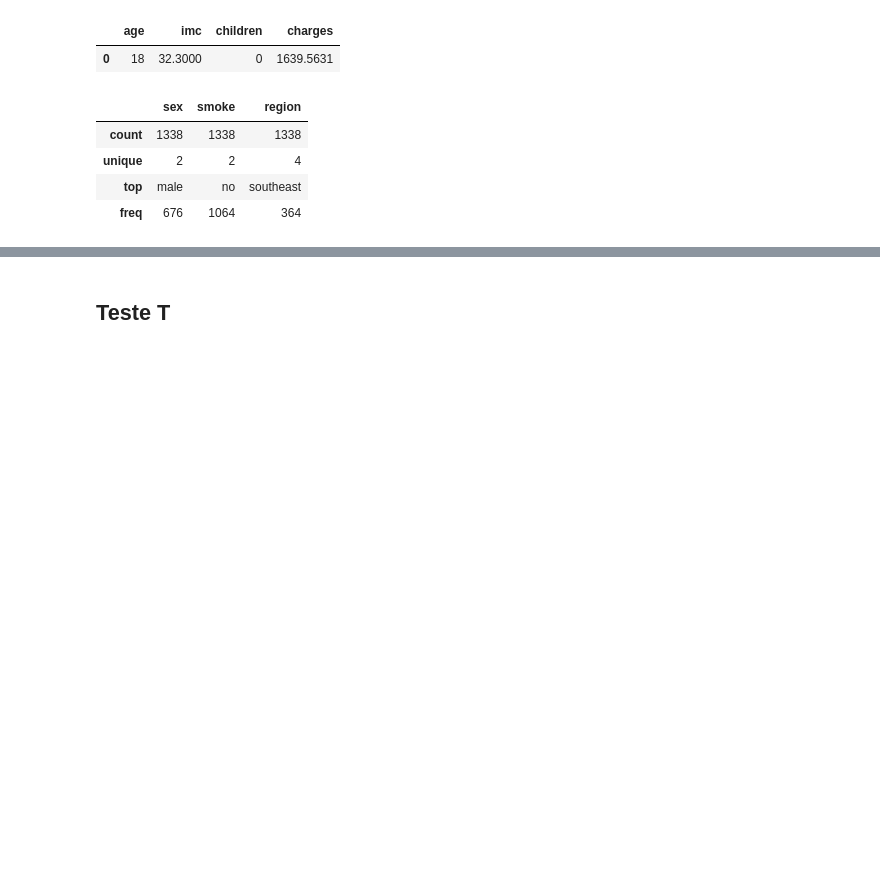
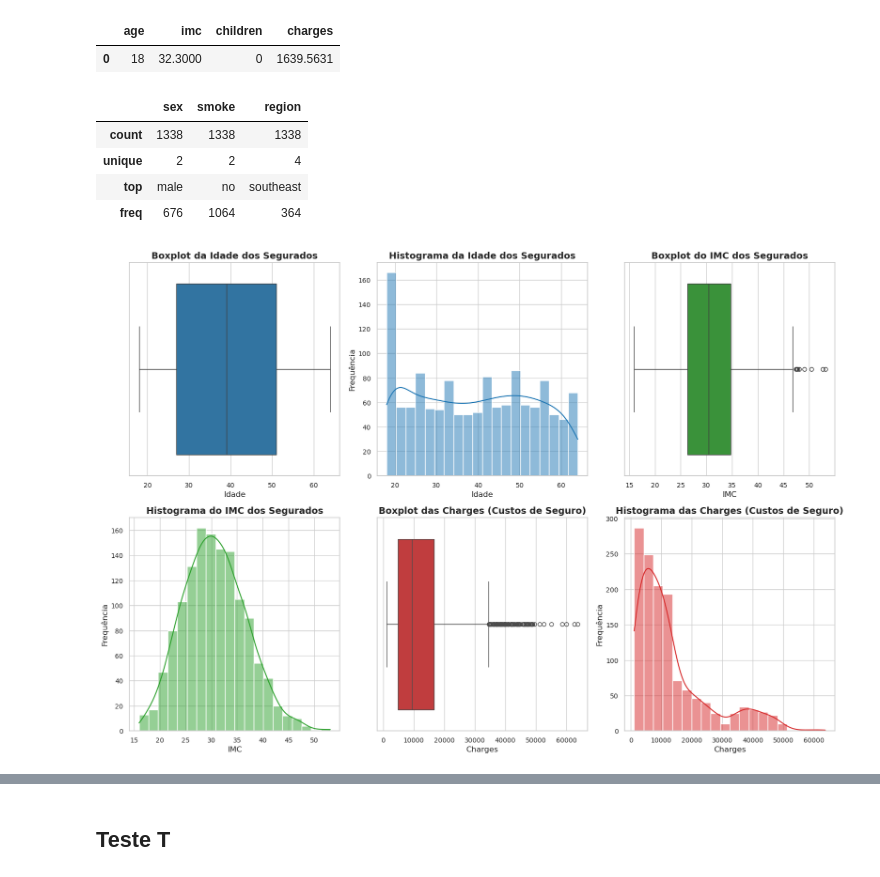
Before and after one commit to gabrieldadcarvalho/neural_network, a Jupyter notebook: projeto/code.ipynb, the cells around one changed output, grey strips where cells are left out. Cells and saved outputs as stored; diff of their text form; code cells hidden in the pictures; blank space fills up the shorter version.

```diff
--- a/projeto/01.ipynb
+++ b/projeto/code.ipynb
@@ -112,6 +112,7 @@ pd.options.display.float_format = "{:.4f}".format
 import numpy as np
 from matplotlib import pyplot as plt
 import seaborn as sns
+sns.set(style="whitegrid")
 
 import sweetviz as sv
 
@@ -200,3 +206,63 @@ df.describe(include='object')
 | unique | 2 | 2 | 4 |
 | top | male | no | southeast |
 | freq | 676 | 1064 | 364 |
+# %%
+# Tamanho da figura
+plt.figure(figsize=(16, 16))
+
+# Cores vibrantes
+color_age = '#1f77b4'  # Azul vibrante
+color_imc = '#2ca02c'  # Verde vibrante
+color_charges = '#d62728'  # Vermelho vibrante
+color_children = '#ff7f0e'  # Laranja vibrante
+
+# Boxplot e Histograma para a variável 'age'
+plt.subplot(3, 3, 1)
+sns.boxplot(x=df['age'], color=color_age)
+plt.title('Boxplot da Idade dos Segurados', fontsize=14, fontweight='bold')
+plt.xlabel('Idade', fontsize=12)
+plt.xticks(fontsize=10)
+
+plt.subplot(3, 3, 2)
+sns.histplot(df['age'], bins=20, kde=True, color=color_age)
+plt.title('Histograma da Idade dos Segurados', fontsize=14, fontweight='bold')
+plt.xlabel('Idade', fontsize=12)
+plt.ylabel('Frequência', fontsize=12)
+plt.xticks(fontsize=10)
+plt.yticks(fontsize=10)
+
+# Boxplot e Histograma para a variável 'imc'
+plt.subplot(3, 3, 3)
+sns.boxplot(x=df['imc'], color=color_imc)
+plt.title('Boxplot do IMC dos Segurados', fontsize=14, fontweight='bold')
+plt.xlabel('IMC', fontsize=12)
+plt.xticks(fontsize=10)
+
+plt.subplot(3, 3, 4)
+sns.histplot(df['imc'], bins=20, kde=True, color=color_imc)
+plt.title('Histograma do IMC dos Segurados', fontsize=14, fontweight='bold')
+plt.xlabel('IMC', fontsize=12)
+plt.ylabel('Frequência', fontsize=12)
+plt.xticks(fontsize=10)
+plt.yticks(fontsize=10)
+
+# Boxplot e Histograma para a variável 'charges'
+plt.subplot(3, 3, 5)
+sns.boxplot(x=df['charges'], color=color_charges)
+plt.title('Boxplot das Charges (Custos de Seguro)', fontsize=14, fontweight='bold')
+plt.xlabel('Charges', fontsize=12)
+plt.xticks(fontsize=10)
+
+plt.subplot(3, 3, 6)
+sns.histplot(df['charges'], bins=20, kde=True, color=color_charges)
+plt.title('Histograma das Charges (Custos de Seguro)', fontsize=14, fontweight='bold')
+plt.xlabel('Charges', fontsize=12)
+plt.ylabel('Frequência', fontsize=12)
+plt.xticks(fontsize=10)
+plt.yticks(fontsize=10)
+
+# Ajuste de layout para evitar sobreposição
+plt.tight_layout()
+plt.show()
+# %% [output]
+[figure, added]
```
Also changed, not shown: parts of 8 cells of this notebook, 13 other files.
